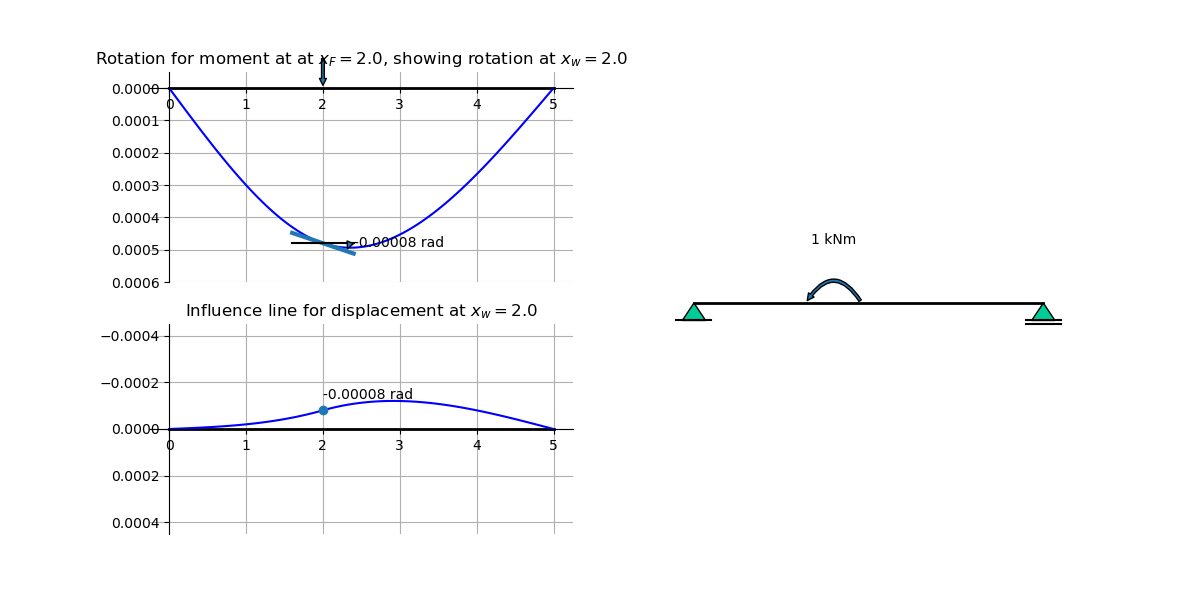
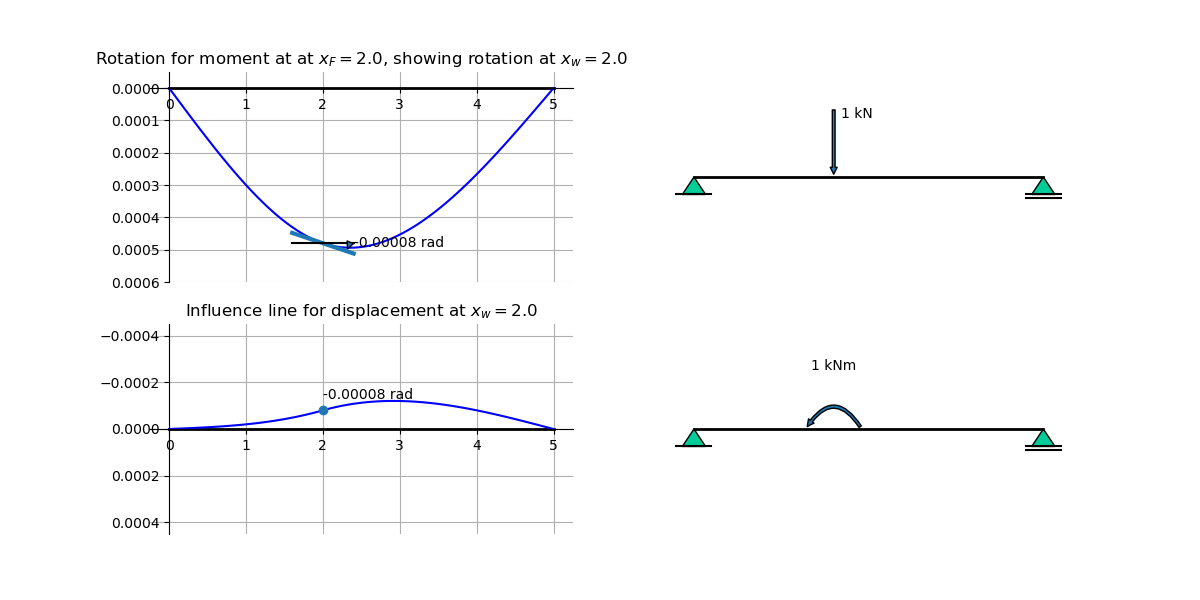
The change to this notebook cell's code, shown as a diff; its figure went from the first image to the second:
--- before
+++ after
@@ -7,11 +7,13 @@
 
 gs = fig.add_gridspec(2,2)
-axs0 = fig.add_subplot(gs[:, 1])
+axs0 = fig.add_subplot(gs[0, 1])
 axs1 = fig.add_subplot(gs[0, 0])
 axs2 = fig.add_subplot(gs[1, 0])
+axs3 = fig.add_subplot(gs[1, 1])
 def func(a,b):
     axs0.clear()
     axs1.clear()  # Clear the existing plot
     axs2.clear()
+    axs3.clear()
     
     axs0.plot([0,5],[0,0],color='black',linewidth=2)
@@ -27,7 +29,8 @@
     axs0.plot([-0.25+L_i,0.25+L_i],[0.3,0.3],color='black')
     axs0.add_patch(p)
-    axs0.annotate('1 kNm',xy = [b,-1],ha='center',va='top')
     
-    axs0.annotate(text='', xy=(b-0.4,0), xytext=(b+0.4,0), arrowprops=dict(arrowstyle='simple',connectionstyle='arc3,rad=0.8'))
+    axs0.annotate('1 kN',xy = [b+0.1,-1],ha='left',va='top')
+    axs0.annotate(text='', xy=(b,0), xytext=(b,-1), arrowprops=dict(arrowstyle='simple'))
+    
     axs0.set_ylim([-1,1])
     axs0.set_aspect('equal')
@@ -35,4 +38,23 @@
     axs0.axis('off')
 
+    axs3.plot([0,5],[0,0],color='black',linewidth=2)
+    L_i = 0
+    y = np.array([[-1/6+L_i,1/4], [L_i,0], [1/6+L_i,1/4]])
+    p = Polygon(y, facecolor = '#00CC99',edgecolor='black')
+    axs3.plot([-0.25+L_i,0.25+L_i],[0.25,0.25],color='black')
+    axs3.add_patch(p)
+    L_i = 5
+    y = np.array([[-1/6+L_i,1/4], [L_i,0], [1/6+L_i,1/4]])
+    p = Polygon(y, facecolor = '#00CC99',edgecolor='black')
+    axs3.plot([-0.25+L_i,0.25+L_i],[0.25,0.25],color='black')
+    axs3.plot([-0.25+L_i,0.25+L_i],[0.3,0.3],color='black')
+    axs3.add_patch(p)
+    
+    axs3.annotate('1 kNm',xy = [a,-1],ha='center',va='top')
+    axs3.annotate(text='', xy=(a-0.4,0), xytext=(a+0.4,0), arrowprops=dict(arrowstyle='simple',connectionstyle='arc3,rad=0.8'))
+    axs3.set_ylim([-1,1])
+    axs3.set_aspect('equal')
+    axs3.invert_yaxis()
+    axs3.axis('off')
 
     axs1.plot([0,5],[0,0],color='black',linewidth=2)
@@ -46,5 +68,5 @@
         axs1.annotate(text='', xytext=(a+0.3,w_numpy(5,b,5000,a)), xy=(a+0.3,w_numpy(5,b,5000,a)-phi_numpy(5,b,5000,a)*0.3), arrowprops=dict(arrowstyle='simple',connectionstyle="arc3,rad=-.5"))
     axs1.annotate('%.5f rad' % phi_numpy(5,b,5000,a),xy = [a+0.4,(w_numpy(5,b,5000,a)+w_numpy(5,b,5000,a)-phi_numpy(5,b,5000,a)*0.3)/2])
-    axs1.annotate(text='', xy=(b,0), xytext=(b,-0.0001), arrowprops=dict(arrowstyle='simple'))
+    #axs1.annotate(text='', xy=(b,0), xytext=(b,-0.0001), arrowprops=dict(arrowstyle='simple'))
     axs1.set_ylim([-0.00005,0.0006])
     axs1.invert_yaxis()

Commit: add another plto